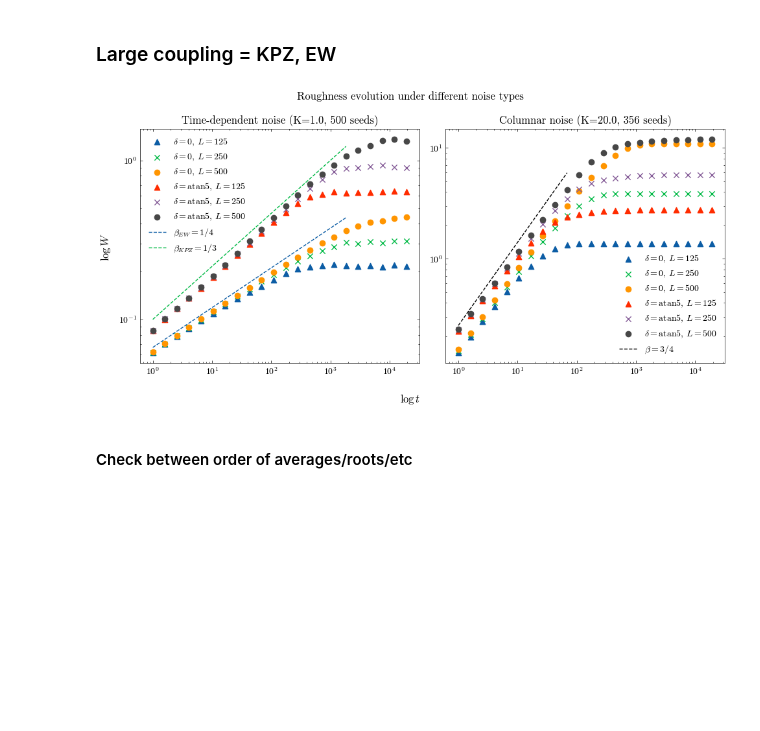
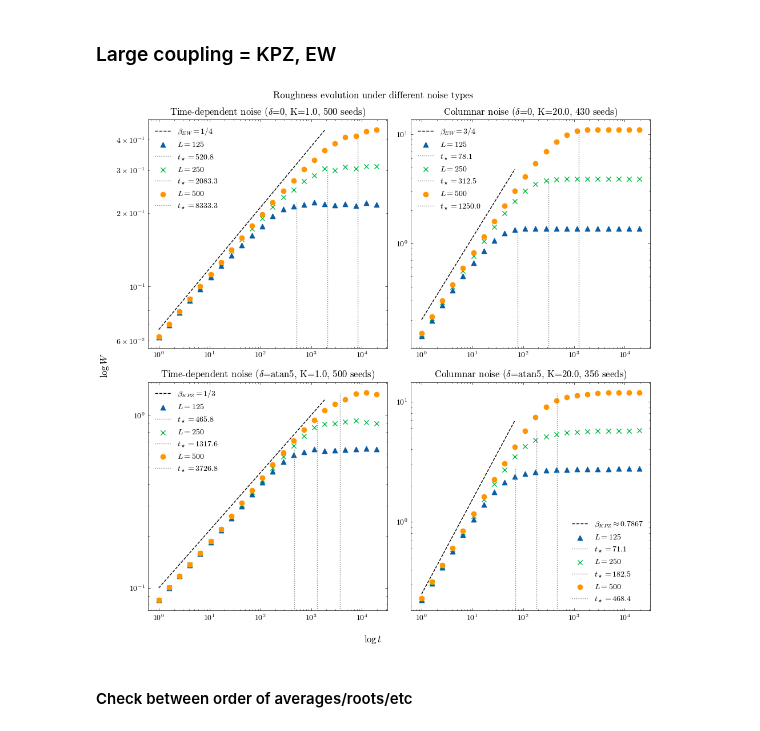
Before and after one commit to goznalo-git/RoughKuramoto, a Jupyter notebook: 2-Roughness.ipynb, the cells around one changed output. Cells and saved outputs as stored; diff of their text form; code cells hidden in the pictures; blank space fills up the shorter version.

Commit message:
Saturation times calculation, correlation and structure factor in growth regime

```diff
--- a/2-Roughness.ipynb
+++ b/2-Roughness.ipynb
@@ -196,67 +196,66 @@ markerdict = {500: "o", 250: "x", 125: "^", 1000: "s"}
 T = 20000
 # %% [markdown]
 ### Large coupling = KPZ, EW
+# %%
+# Adjustment to the crossover time: t_x = tx * L**z (BY HAND)
+tx = {"TimeDep": {"EW": 1/30, "KPZ": 1/3}, "Columnar": {"EW": 1/200, "KPZ": 1/10}}
 # %%
-fig, ax = plt.subplots(1, 2, figsize=(10,5))
+fig, ax = plt.subplots(2, 2, figsize=(10,10))
 fig.suptitle("Roughness evolution under different noise types")
 
 fig.supxlabel(r"$\log t$")
 fig.supylabel(r"$\log W$")
 
+
+# Scalings
+ax[0,0].loglog(t[1:-5:], t[1:-5:]**(beta_dict["TimeDep"]["EW"]) /15, label=r"$\beta_{EW}=1/4$", linestyle="--", color="k")
+ax[1,0].loglog(t[1:-5:], t[1:-5:]**(beta_dict["TimeDep"]["KPZ"]) /10, label=r"$\beta_{KPZ}=1/3$", linestyle="--", color="k")
+
+ax[0,1].loglog(t[1:-12:], t[1:-12:]**(beta_dict["Columnar"]["EW"]) / 5, label=r"$\beta_{EW}=3/4$", linestyle="--", color="k")
+ax[1,1].loglog(t[1:-12:], t[1:-12:]**(beta_dict["Columnar"]["KPZ"]) / 4, label=r"$\beta_{KPZ}\approx 0.7867$", linestyle="--", color="k")
+
 for i, (typenoise, typelabel) in enumerate(zip(["TimeDep", "Columnar"], ["Time-dependent noise", "Columnar noise"])
 ):
 
-    for delta, deltaname in zip([0, np.arctan(5)], ["0", "atan5"]):
+    for j, (delta, deltaname) in enumerate(zip([0, np.arctan(5)], ["0", "atan5"])):
 
         # select rows for this noise type and delta
         mask = mask = (
             (avg_df["typenoise"] == typenoise)
             & (avg_df["deltaname"] == deltaname)
             & ((avg_df["K"] == 1) | (avg_df["K"] == 20))
             & (avg_df["T"] == T)
             & (avg_df["L"] < 1000)
         )
         sub_df = avg_df[mask]
 
-        # if typenoise == "Columnar":
-        #     mask = (avg_df["T"] == 200000)
-        #     sub_df = sub_df[mask]
-
         # in case there are multiple (K, L) combos, plot them all
         for _, row in sub_df.iterrows():
             t = row["t"]
             mean_roughness = row["mean_roughness"]
             L = row["L"]
             K = row["K"]
             M = row["M"]
-            # print(np.round(t))
 
-            ax[i].scatter(t, mean_roughness, label=r"$\delta=$" + deltaname + r", $L=$" + str(L), marker=markerdict[L])
-            ax[i].set_title(typelabel+ f" (K={K}, {M} seeds)")
+            t_cross = tx[typenoise][delta_to_label[deltaname]] * L**(z_dict[typenoise][delta_to_label[deltaname]])
 
-ax[0].set_yscale('log')
-ax[0].set_xscale('log')
-ax[1].set_yscale('log')
-ax[1].set_xscale('log')
+            ax[j,i].scatter(t, mean_roughness, label=r"$L=$" + str(L), marker=markerdict[L])
 
+            ax[j,i].vlines(t_cross, ymin=np.min(mean_roughness), ymax=np.max(mean_roughness),
+                            colors='gray', linestyles='dotted', label=r"$t_\star=$"+f"{np.round(t_cross,1)}")
 
-# Scalings
-ax[0].loglog(t[1:-5:], t[1:-5:]**(beta_dict["TimeDep"]["EW"]) /15, label=r"$\beta_{EW}=1/4$", linestyle="--")
-ax[0].loglog(t[1:-5:], t[1:-5:]**(beta_dict["TimeDep"]["KPZ"]) /10, label=r"$\beta_{KPZ}=1/3$", linestyle="--")
+        ax[j,i].set_title(typelabel+ r" ($\delta$="+f"{deltaname}, K={K}, {M} seeds)")
 
-ax[1].loglog(t[1:-12:], t[1:-12:]**(beta_dict["Columnar"]["EW"]) / 4, label=r"$\beta=3/4$", linestyle="--", color="k")
-# ax[1].loglog(t[1::], t[1::]**(1) , label=r"$\beta=1$ ??", linestyle="--", color="k")
+        ax[j,i].set_xscale('log')
+        ax[j,i].set_yscale('log')
 
-ax[0].legend()
-ax[1].legend()
+        ax[j,i].legend()
 
-# ax[0].set_xlim(0, 2e4)
-# ax[1].set_xlim(0, 2e4)
 
 plt.tight_layout()
 plt.show()
 # %% [output]
-[figure, old version]
+[figure, new version]
 # %% [markdown]
 #### Check between order of averages/roots/etc
 # %%
```
Also changed, not shown: parts of 7 cells of this notebook, 3 other files.
